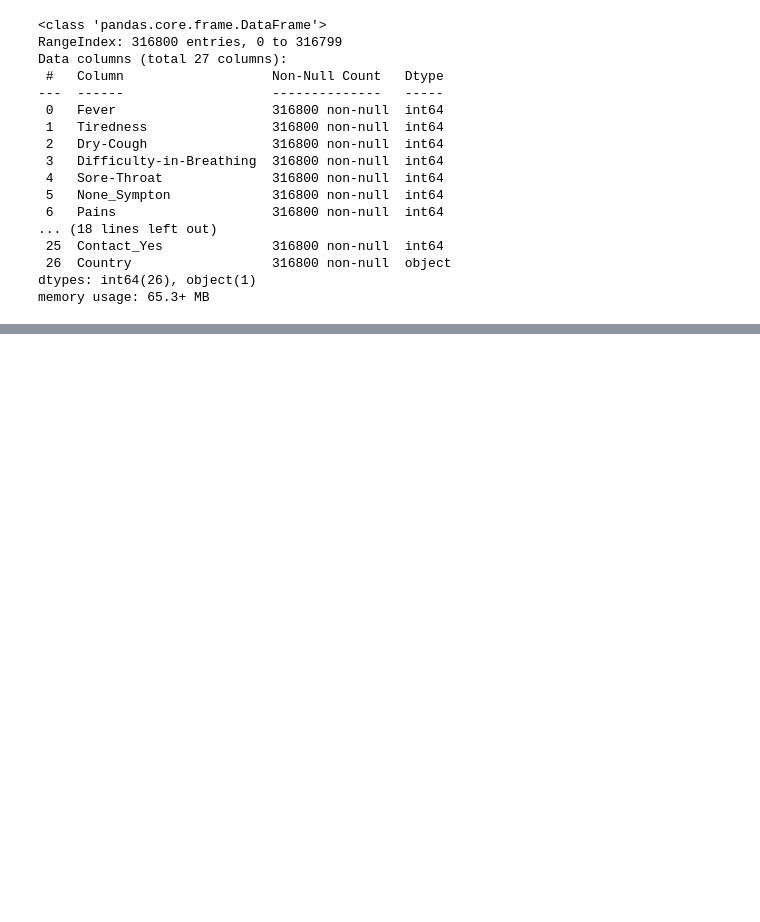
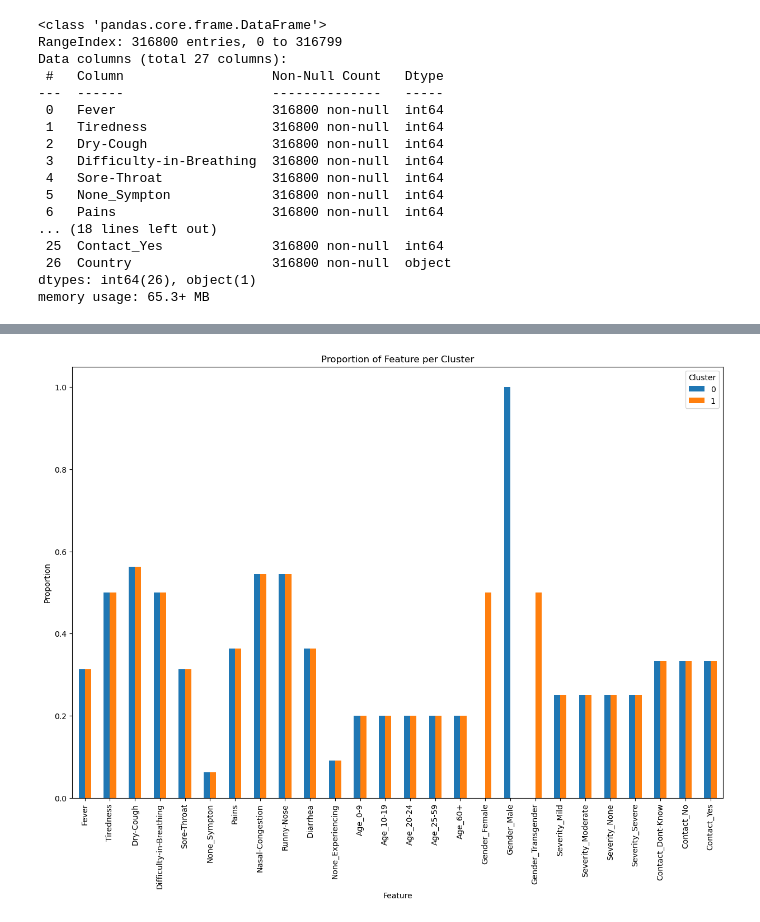
Before and after one commit to yahiamr/ML_UNsupervised, a Jupyter notebook: COVID19.ipynb, the cells around one changed output, grey strips where cells are left out. Saved outputs shown, nothing was run; the diff lists cells and outputs as text; code cells hidden in the pictures; blank space fills up the shorter version.

```diff
--- a/COVID19.ipynb
+++ b/COVID19.ipynb
@@ -52,0 +74,23 @@ memory usage: 65.3+ MB
+# %%
+from sklearn.cluster import KMeans
+
+model = KMeans(n_clusters=2)
+df['cluster'] = model.fit_predict(df.drop(columns='Country'))
+# %%
+# Calculate the mean of each column by cluster
+cluster_means = df.groupby('cluster').mean()
+# %%
+import matplotlib.pyplot as plt
+
+# Transpose for easier plotting
+cluster_means_transposed = cluster_means.T
+
+# Plotting
+cluster_means_transposed.plot(kind='bar', figsize=(15, 10))
+plt.title('Proportion of Feature per Cluster')
+plt.ylabel('Proportion')
+plt.xlabel('Feature')
+plt.legend(title='Cluster')
+plt.show()
+# %% [output]
+[figure, added]
```
Also changed, not shown: parts of 2 cells of this notebook.
